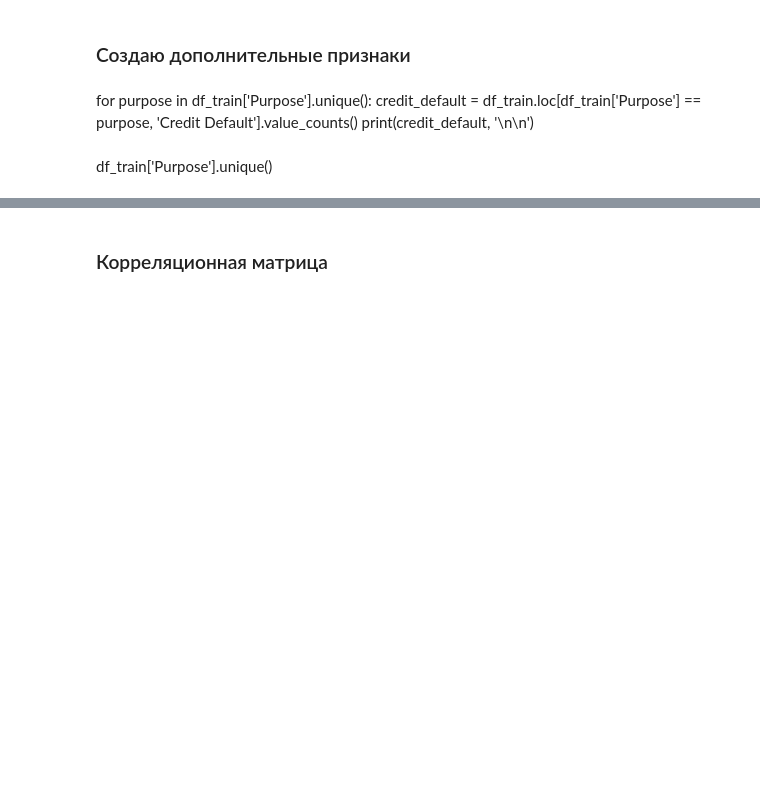
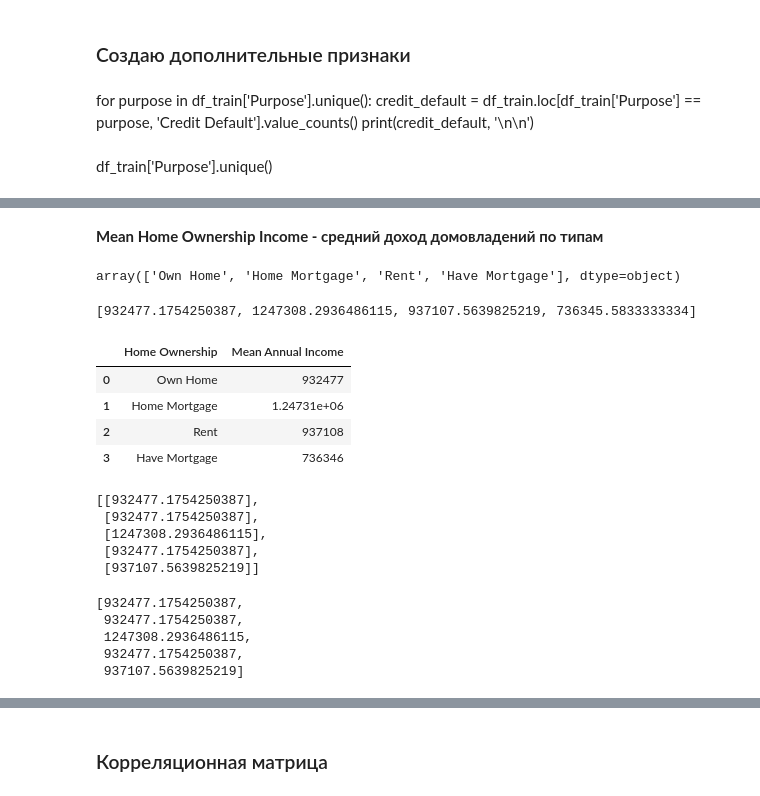
Before and after one commit to AntonyVasilev/Libs_for_DS_additional, a Jupyter notebook: draft_notebook.ipynb, the cells around one changed output, grey strips where cells are left out. Saved outputs shown, nothing was run; the diff lists cells and outputs as text; code cells hidden in the pictures; blank space fills up the shorter version.

```diff
--- a/draft_notebook.ipynb
+++ b/draft_notebook.ipynb
@@ -382,0 +390,45 @@ df_train['Purpose'].unique()
+# %%
+is_big_loan = [1 if el > med_cur_ammount else 0 for el in df_train['Current Loan Amount']]
+# %%
+df_train['Is Loan Big'] = is_big_loan
+# %% [markdown]
+**Mean Home Ownership Income - средний доход домовладений по типам**
+# %%
+home_own_types = df_train['Home Ownership'].unique()
+home_own_types
+# %% [output]
+array(['Own Home', 'Home Mortgage', 'Rent', 'Have Mortgage'], dtype=object)
+# %%
+mean_home_own_income_by_type = [df_train.loc[df_train['Home Ownership'] == el, 'Annual Income'].mean()
+                                for el in home_own_types]
+mean_home_own_income_by_type
+# %% [output]
+[932477.1754250387, 1247308.2936486115, 937107.5639825219, 736345.5833333334]
+# %%
+df_mean_income = pd.DataFrame([home_own_types, mean_home_own_income_by_type], index=['Home Ownership', 'Mean Annual Income'])
+df_mean_income = df_mean_income.T
+df_mean_income
+# %% [output]
+|  | Home Ownership | Mean Annual Income |
+| 0 | Own Home | 932477 |
+| 1 | Home Mortgage | 1.24731e+06 |
+| 2 | Rent | 937108 |
+| 3 | Have Mortgage | 736346 |
+# %%
+mean_home_own_income_temp = [df_mean_income.loc[df_mean_income['Home Ownership'] == el, 'Mean Annual Income'].tolist() for el in df_train['Home Ownership']]
+mean_home_own_income_temp[:5]
+# %% [output]
+[[932477.1754250387],
+ [932477.1754250387],
+ [1247308.2936486115],
+ [932477.1754250387],
+ [937107.5639825219]]
+# %%
+mean_home_own_income = [el[0] for el in mean_home_own_income_temp]
+mean_home_own_income[:5]
+# %% [output]
+[932477.1754250387,
+ 932477.1754250387,
+ 1247308.2936486115,
+ 932477.1754250387,
+ 937107.5639825219]
```
Also changed, not shown: parts of 75 cells of this notebook, 8 other files.
